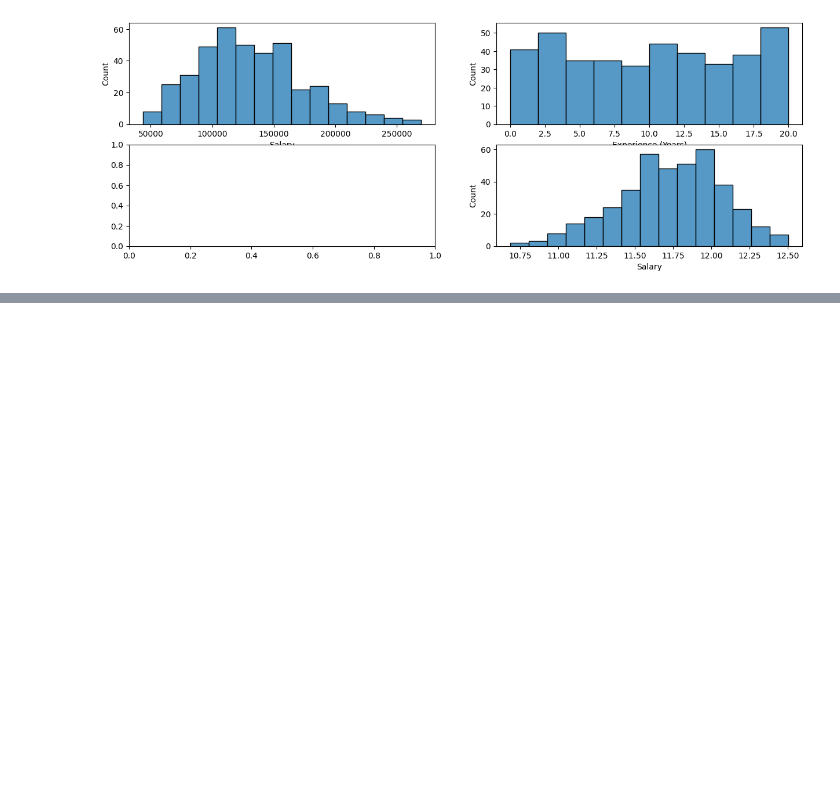
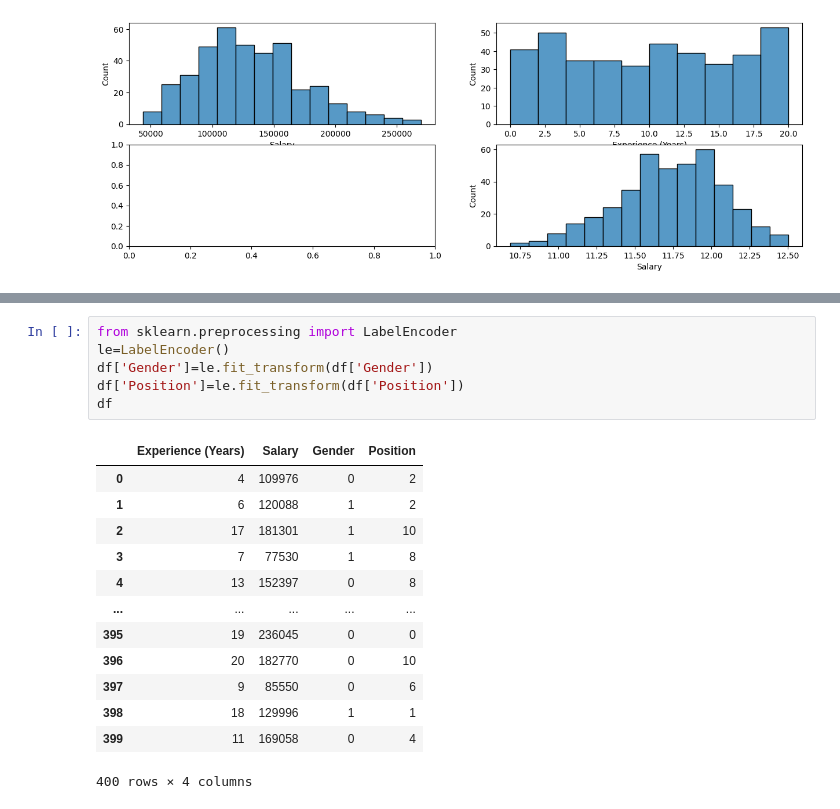
Before and after one commit to Farazmghm/Business-Machine-Learning-and-EDA, a Jupyter notebook: IT_employees.ipynb, the cells around one changed output, grey strips where cells are left out. Cells and saved outputs as stored; diff of their text form; blank space fills up the shorter version.

```diff
--- a/IT_employees.ipynb
+++ b/IT_employees.ipynb
@@ -147,0 +167,20 @@ sns.histplot(np.log(df['Salary']))
+# %%
+from sklearn.preprocessing import LabelEncoder
+le=LabelEncoder()
+df['Gender']=le.fit_transform(df['Gender'])
+df['Position']=le.fit_transform(df['Position'])
+df
+# %% [output]
+|  | Experience (Years) | Salary | Gender | Position |
+| 0 | 4 | 109976 | 0 | 2 |
+| 1 | 6 | 120088 | 1 | 2 |
+| 2 | 17 | 181301 | 1 | 10 |
+| 3 | 7 | 77530 | 1 | 8 |
+| 4 | 13 | 152397 | 0 | 8 |
+| ... | ... | ... | ... | ... |
+| 395 | 19 | 236045 | 0 | 0 |
+| 396 | 20 | 182770 | 0 | 10 |
+| 397 | 9 | 85550 | 0 | 6 |
+| 398 | 18 | 129996 | 1 | 1 |
+| 399 | 11 | 169058 | 0 | 4 |
+400 rows × 4 columns
```
Also changed, not shown: parts of 6 cells of this notebook.
